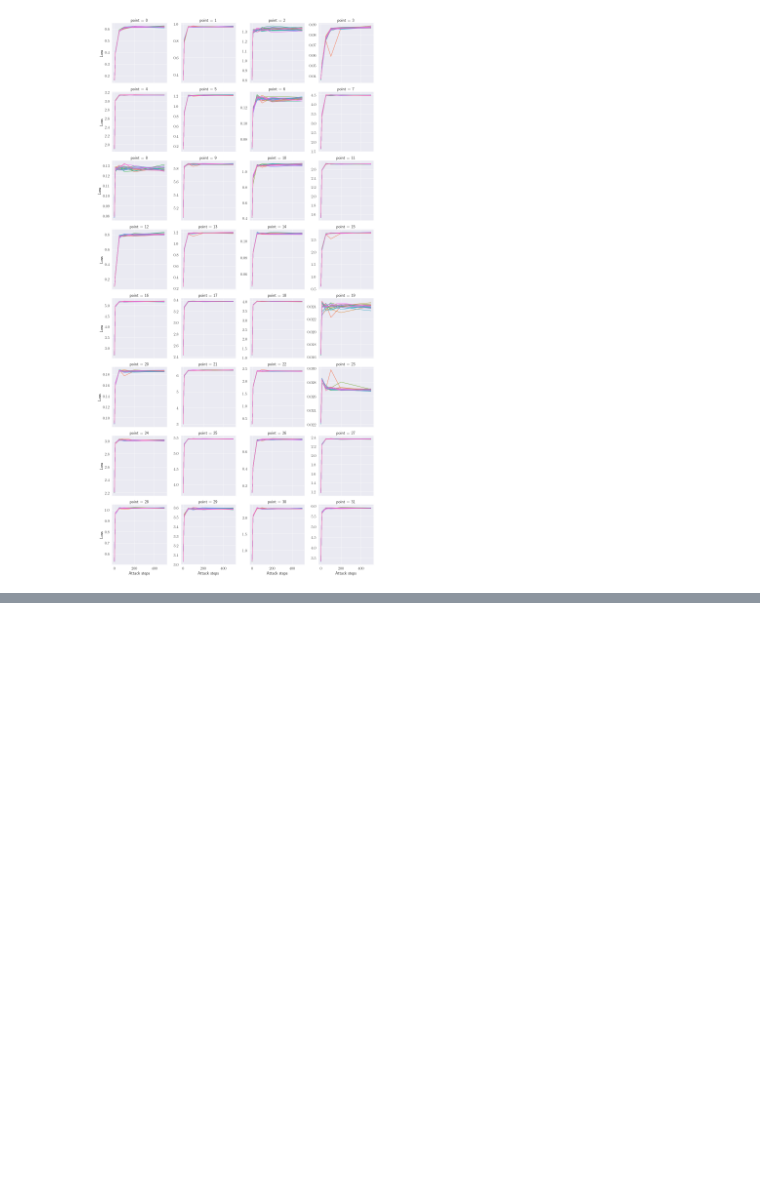
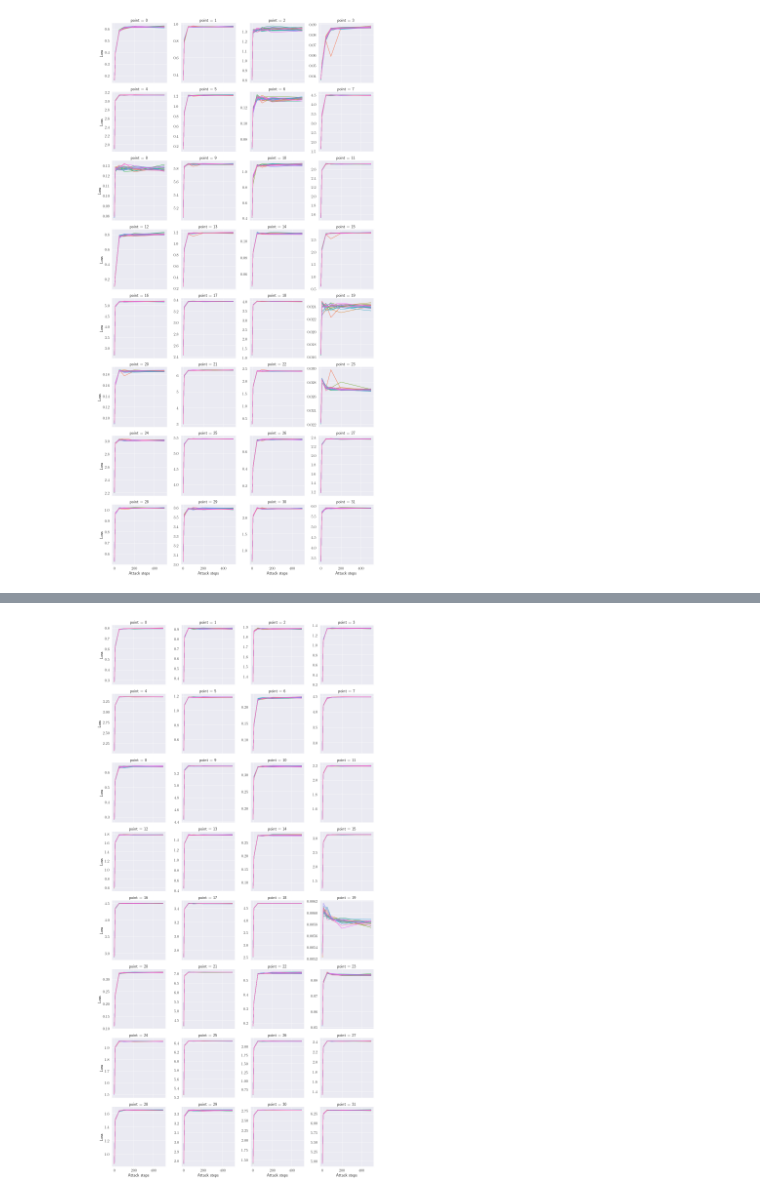
Before and after one commit to dedeswim/vits-robustness-torch, a Jupyter notebook: notebooks/attack_convergence.ipynb, the cells around one changed output, grey strips where cells are left out. Cells and saved outputs as stored; diff of their text form; code cells hidden in the pictures; blank space fills up the shorter version.

```diff
--- a/notebooks/attack_convergence.ipynb
+++ b/notebooks/attack_convergence.ipynb
@@ -84,0 +101,4 @@ plot_all_points("data/attack_convergence/resnet-robust-99.csv")
+# %%
+plot_all_points("data/attack_convergence/resnet-robust-49.csv")
+# %% [output]
+[figure, added]
```
Also changed, not shown: parts of 8 cells of this notebook, 6 other files.
